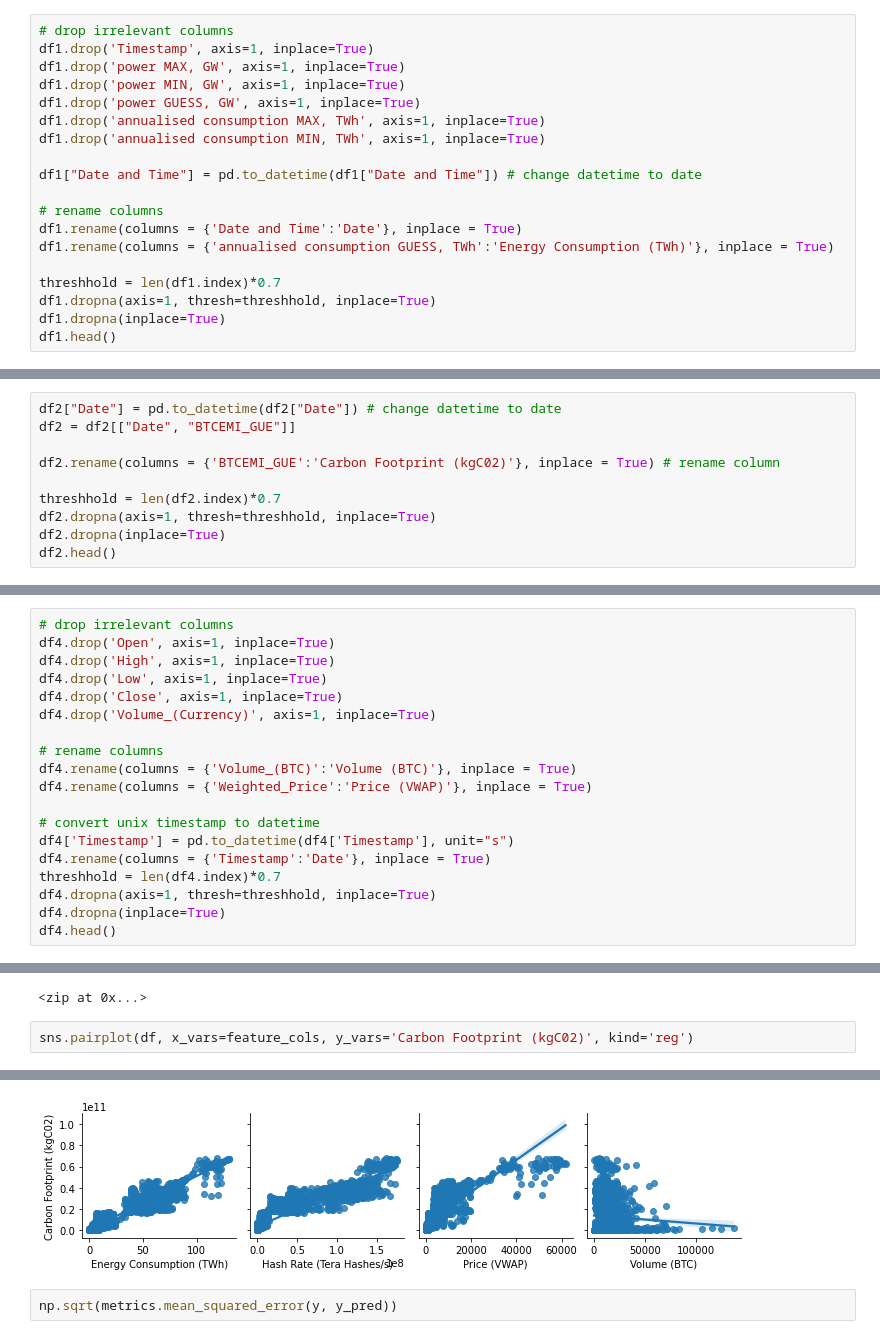
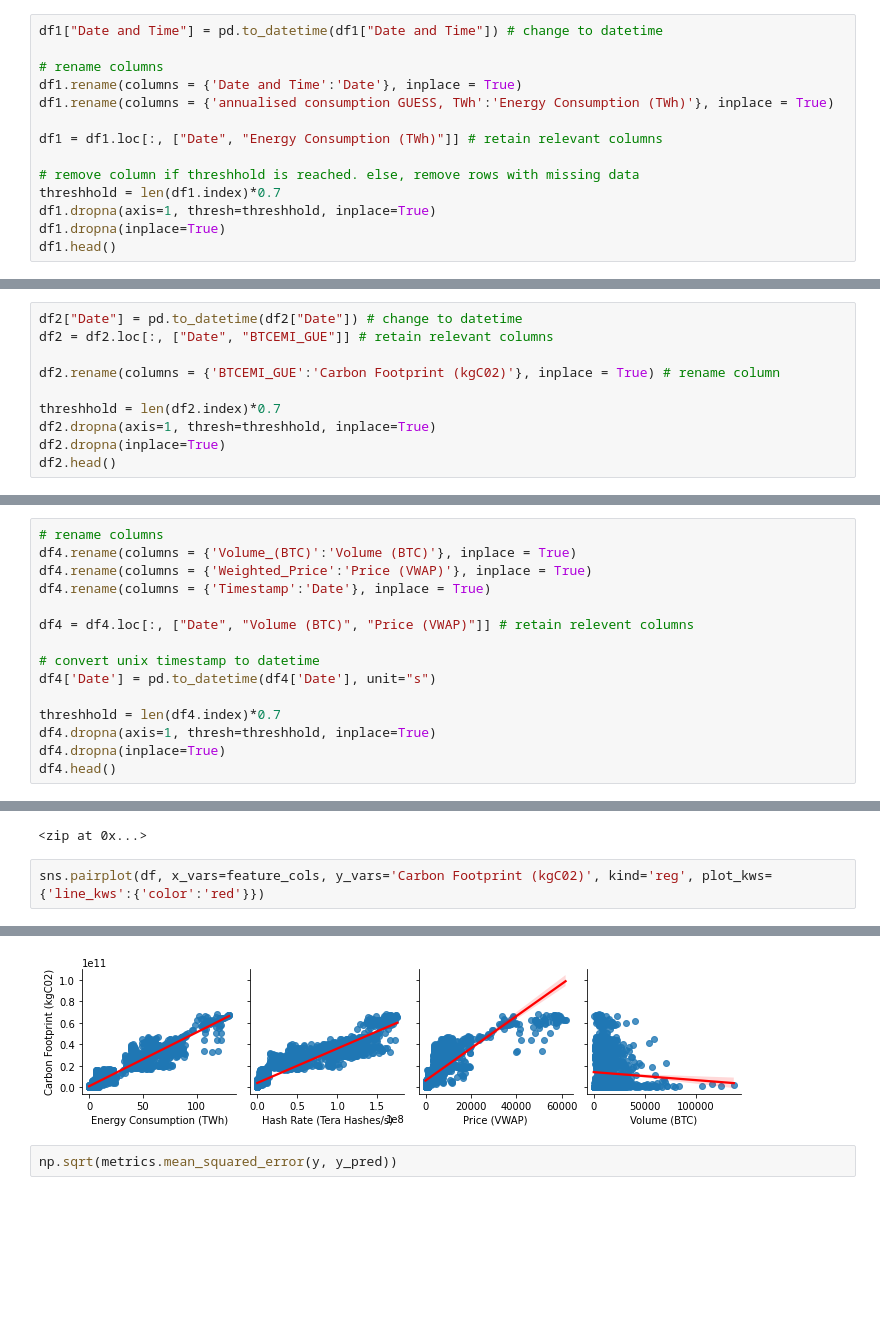
Before and after one commit to nicocoloco/cs132proj, a Jupyter notebook: CS-132-Final-Project.ipynb, the cells around one changed output, grey strips where cells are left out. Drawn from its saved outputs; the diff is of its cells as text; blank space fills up the shorter version.

Commit message:
Modify sections, comments, and graph

```diff
--- a/CS-132-Final-Project.ipynb
+++ b/CS-132-Final-Project.ipynb
@@ -64,20 +63,15 @@ Data columns (total 8 columns):
 dtypes: float64(6), int64(1), object(1)
 memory usage: 271.1+ KB
 # %%
-# drop irrelevant columns
-df1.drop('Timestamp', axis=1, inplace=True)
-df1.drop('power MAX, GW', axis=1, inplace=True)
-df1.drop('power MIN, GW', axis=1, inplace=True)
-df1.drop('power GUESS, GW', axis=1, inplace=True)
-df1.drop('annualised consumption MAX, TWh', axis=1, inplace=True)
-df1.drop('annualised consumption MIN, TWh', axis=1, inplace=True)
-
-df1["Date and Time"] = pd.to_datetime(df1["Date and Time"]) # change datetime to date
+df1["Date and Time"] = pd.to_datetime(df1["Date and Time"]) # change to datetime
 
 # rename columns
 df1.rename(columns = {'Date and Time':'Date'}, inplace = True)
 df1.rename(columns = {'annualised consumption GUESS, TWh':'Energy Consumption (TWh)'}, inplace = True)
 
+df1 = df1.loc[:, ["Date", "Energy Consumption (TWh)"]] # retain relevant columns
+
+# remove column if threshhold is reached. else, remove rows with missing data
 threshhold = len(df1.index)*0.7
 df1.dropna(axis=1, thresh=threshhold, inplace=True)
 df1.dropna(inplace=True)
@@ -135,8 +129,8 @@ Data columns (total 16 columns):
 dtypes: float64(15), object(1)
 memory usage: 519.9+ KB
 # %%
-df2["Date"] = pd.to_datetime(df2["Date"]) # change datetime to date
-df2 = df2[["Date", "BTCEMI_GUE"]]
+df2["Date"] = pd.to_datetime(df2["Date"]) # change to datetime
+df2 = df2.loc[:, ["Date", "BTCEMI_GUE"]] # retain relevant columns
 
 df2.rename(columns = {'BTCEMI_GUE':'Carbon Footprint (kgC02)'}, inplace = True) # rename column
 
@@ -249,20 +243,16 @@ Data columns (total 8 columns):
 dtypes: float64(7), int64(1)
 memory usage: 296.5 MB
 # %%
-# drop irrelevant columns
-df4.drop('Open', axis=1, inplace=True)
-df4.drop('High', axis=1, inplace=True)
-df4.drop('Low', axis=1, inplace=True)
-df4.drop('Close', axis=1, inplace=True)
-df4.drop('Volume_(Currency)', axis=1, inplace=True)
-
 # rename columns
 df4.rename(columns = {'Volume_(BTC)':'Volume (BTC)'}, inplace = True)
 df4.rename(columns = {'Weighted_Price':'Price (VWAP)'}, inplace = True)
+df4.rename(columns = {'Timestamp':'Date'}, inplace = True)
+
+df4 = df4.loc[:, ["Date", "Volume (BTC)", "Price (VWAP)"]] # retain relevent columns
 
 # convert unix timestamp to datetime
-df4['Timestamp'] = pd.to_datetime(df4['Timestamp'], unit="s")
-df4.rename(columns = {'Timestamp':'Date'}, inplace = True)
+df4['Date'] = pd.to_datetime(df4['Date'], unit="s")
+
 threshhold = len(df4.index)*0.7
 df4.dropna(axis=1, thresh=threshhold, inplace=True)
 df4.dropna(inplace=True)
@@ -432,10 +425,10 @@ zip(feature_cols, linreg.coef_)
 # %% [output]
 <zip at 0x...>
 # %%
-sns.pairplot(df, x_vars=feature_cols, y_vars='Carbon Footprint (kgC02)', kind='reg')
+sns.pairplot(df, x_vars=feature_cols, y_vars='Carbon Footprint (kgC02)', kind='reg', plot_kws={'line_kws':{'color':'red'}})
 # %% [output]
 <seaborn.axisgrid.PairGrid at 0x...>
-[figure, old version]
+[figure, new version]
 # %%
 np.sqrt(metrics.mean_squared_error(y, y_pred))
 # %% [output]
```
Also changed, not shown: parts of 10 cells of this notebook.
